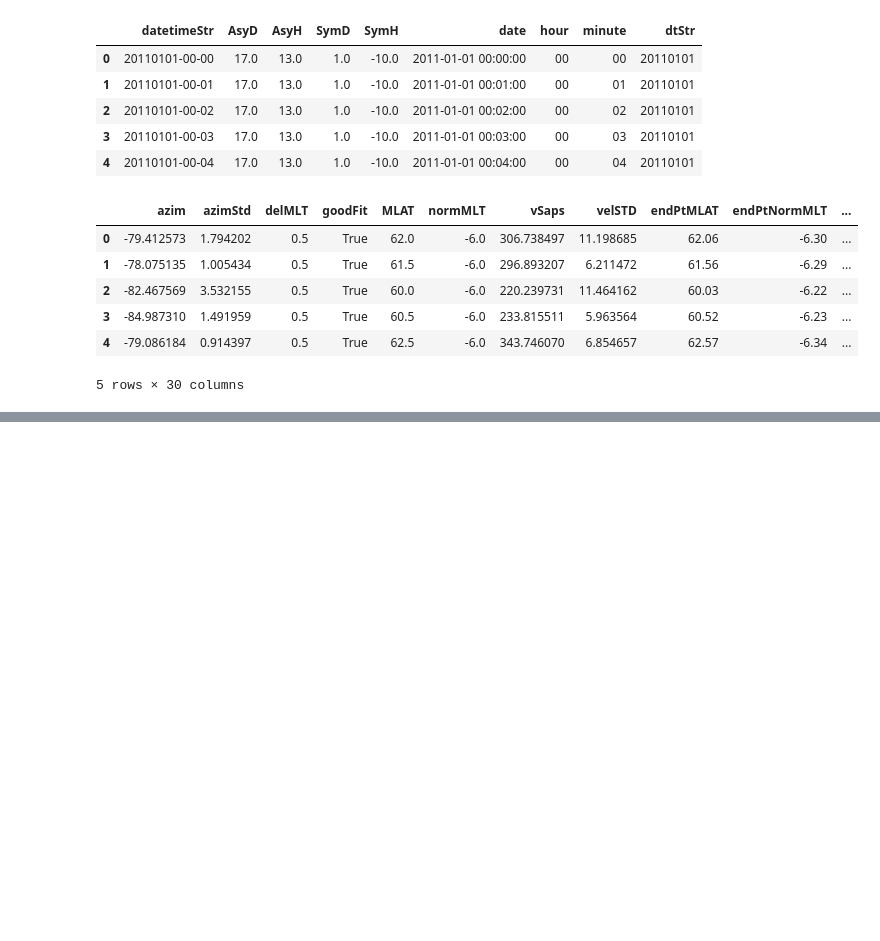
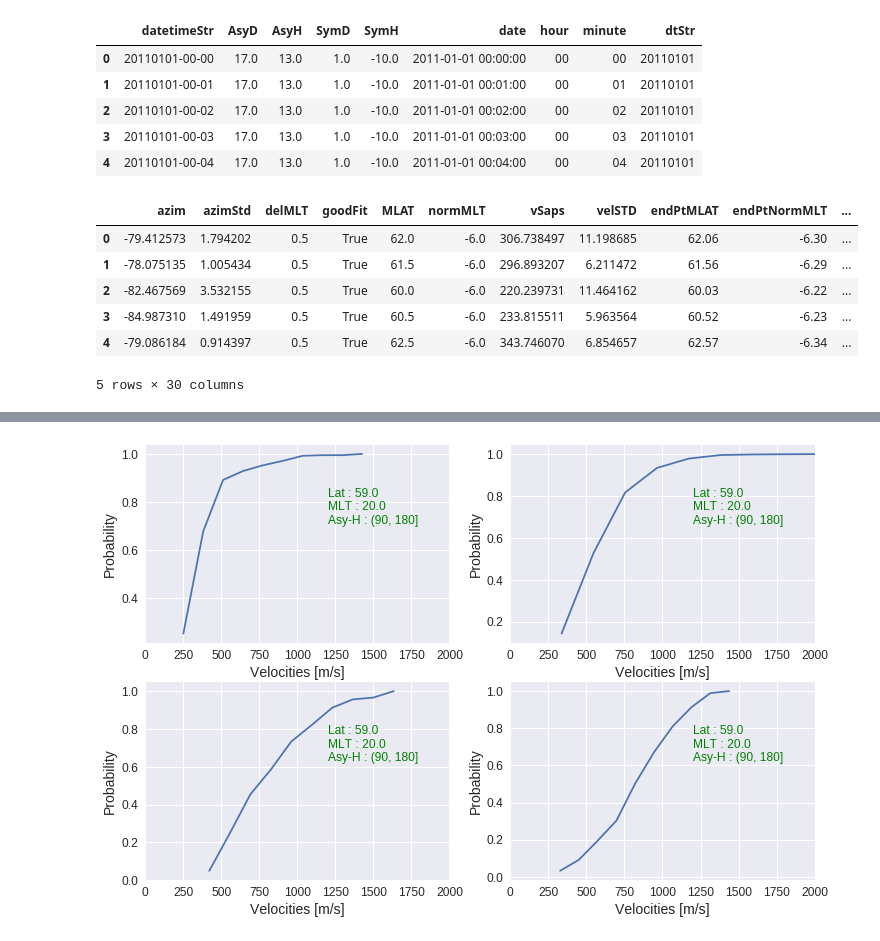
Before and after one commit to bharatreddy/indsvels, a Jupyter notebook: ipy/velprofiles.ipynb, the cells around one changed output, grey strips where cells are left out. Saved outputs shown, nothing was run; the diff lists cells and outputs as text; code cells hidden in the pictures; blank space fills up the shorter version.

```diff
--- a/ipy/velprofiles.ipynb
+++ b/ipy/velprofiles.ipynb
@@ -126,0 +126,23 @@ TypeError: cannot concatenate 'str' and 'pandas._libs.interval.Interval' objects
+# %%
+f = plt.figure(figsize=(12, 8))
+axArr = []
+axArr.append( f.add_subplot(2,2,1) )
+axArr.append( f.add_subplot(2,2,2) )
+axArr.append( f.add_subplot(2,2,3) )
+axArr.append( f.add_subplot(2,2,4) )
+for ind, currAsyBin in enumerate( sorted(selVelDF["AsyH_bin"].unique()) ):
+    subVelDF = selVelDF[ selVelDF["AsyH_bin"] == currAsyBin ]
+    currHist, currBnEd = numpy.histogram(subVelDF["vSaps"].values, normed=True)
+    currCDF = numpy.cumsum(currHist) * ( currBnEd[1] - currBnEd[0] )
+    axArr[ind].set_xlabel("Velocities [m/s]", fontsize=14)
+    axArr[ind].set_ylabel("Probability", fontsize=14)
+    axArr[ind].plot( currBnEd[1:], currCDF )
+    axArr[ind].text(0.6, 0.6,  printText,
+            transform=axArr[ind].transAxes,
+            color='green', fontsize=12)
+    axArr[ind].set_xlim( [min(velsBins), max(velsBins)] )
+    axArr[ind].tick_params(labelsize=12)
+plt.savefig("../figs/velCDF-" + str(selMLAT)\
+            + str(selNormMLT) + ".pdf",bbox_inches='tight')
+# %% [output]
+[figure, added]
```
Also changed, not shown: parts of 2 cells of this notebook, 4 other files.
